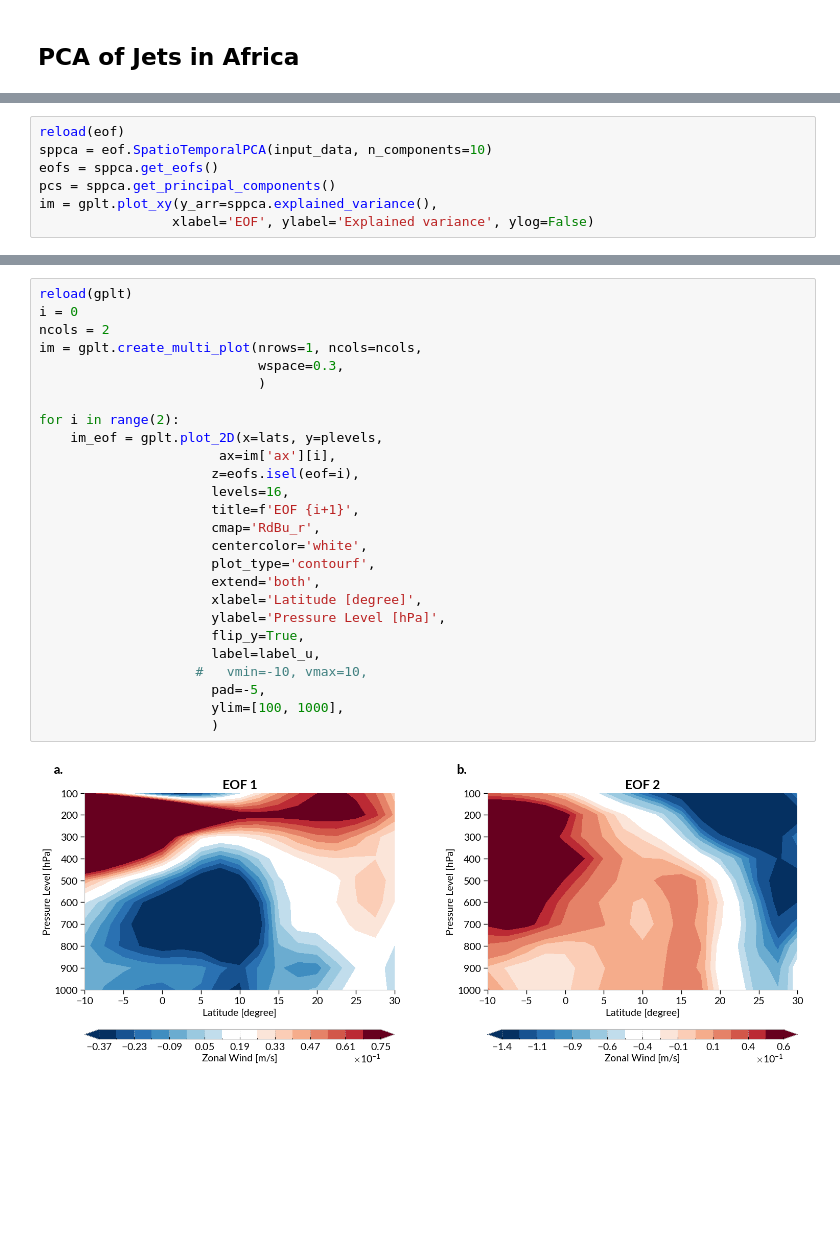
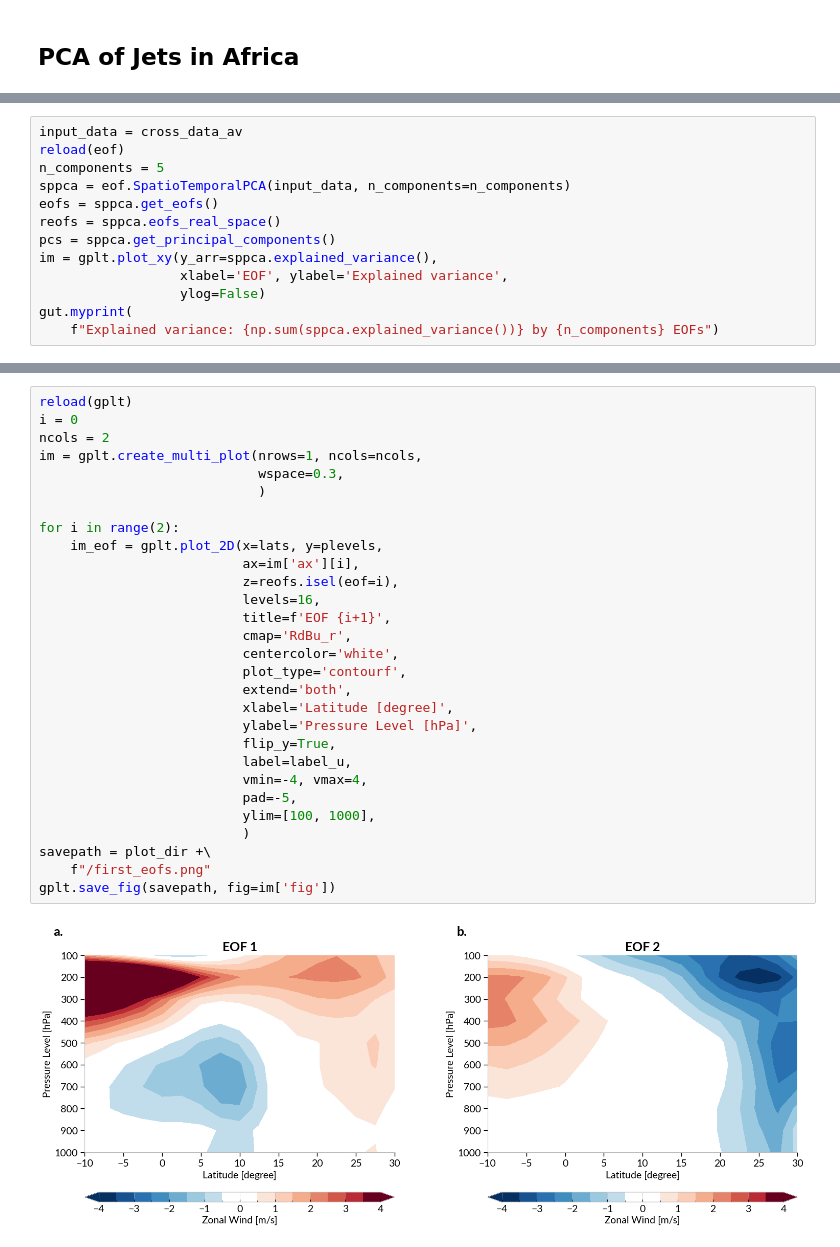
Before and after one commit to fstrnad/geoutils, a Jupyter notebook: tutorials/african_jets.ipynb, the cells around one changed output, grey strips where cells are left out. Drawn from its saved outputs; the diff is of its cells as text; blank space fills up the shorter version.

```diff
--- a/tutorials/african_jets.ipynb
+++ b/tutorials/african_jets.ipynb
@@ -183,8 +139,14 @@ dims
 # %%
+input_data = cross_data_av
 reload(eof)
-sppca = eof.SpatioTemporalPCA(input_data, n_components=10)
+n_components = 5
+sppca = eof.SpatioTemporalPCA(input_data, n_components=n_components)
 eofs = sppca.get_eofs()
+reofs = sppca.eofs_real_space()
 pcs = sppca.get_principal_components()
 im = gplt.plot_xy(y_arr=sppca.explained_variance(),
-                 xlabel='EOF', ylabel='Explained variance', ylog=False)
+                  xlabel='EOF', ylabel='Explained variance',
+                  ylog=False)
+gut.myprint(
+    f"Explained variance: {np.sum(sppca.explained_variance())} by {n_components} EOFs")
 # %% [output]
@@ -192,28 +156,31 @@ im = gplt.plot_xy(y_arr=sppca.explained_variance(),
 # %%
 reload(gplt)
 i = 0
 ncols = 2
 im = gplt.create_multi_plot(nrows=1, ncols=ncols,
                             wspace=0.3,
                             )
 
 for i in range(2):
     im_eof = gplt.plot_2D(x=lats, y=plevels,
-                       ax=im['ax'][i],
-                      z=eofs.isel(eof=i),
-                      levels=16,
-                      title=f'EOF {i+1}',
-                      cmap='RdBu_r',
-                      centercolor='white',
-                      plot_type='contourf',
-                      extend='both',
-                      xlabel='Latitude [degree]',
-                      ylabel='Pressure Level [hPa]',
-                      flip_y=True,
-                      label=label_u,
-                    #   vmin=-10, vmax=10,
-                      pad=-5,
-                      ylim=[100, 1000],
-                      )
+                          ax=im['ax'][i],
+                          z=reofs.isel(eof=i),
+                          levels=16,
+                          title=f'EOF {i+1}',
+                          cmap='RdBu_r',
+                          centercolor='white',
+                          plot_type='contourf',
+                          extend='both',
+                          xlabel='Latitude [degree]',
+                          ylabel='Pressure Level [hPa]',
+                          flip_y=True,
+                          label=label_u,
+                          vmin=-4, vmax=4,
+                          pad=-5,
+                          ylim=[100, 1000],
+                          )
+savepath = plot_dir +\
+    f"/first_eofs.png"
+gplt.save_fig(savepath, fig=im['fig'])
 # %% [output]
-[figure, old version]
+[figure, new version]
```
Also changed, not shown: parts of 9 cells of this notebook, 16 other files.
